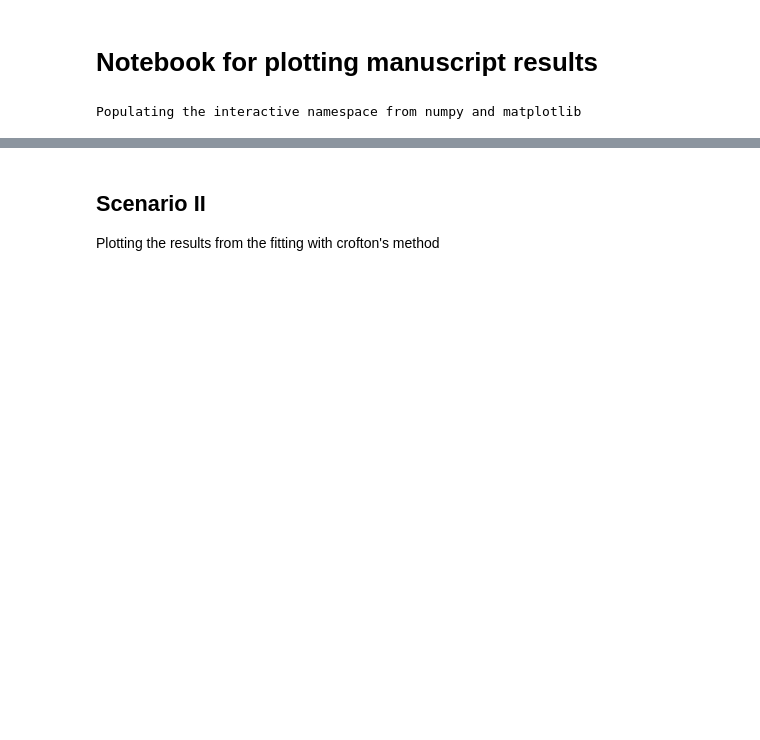
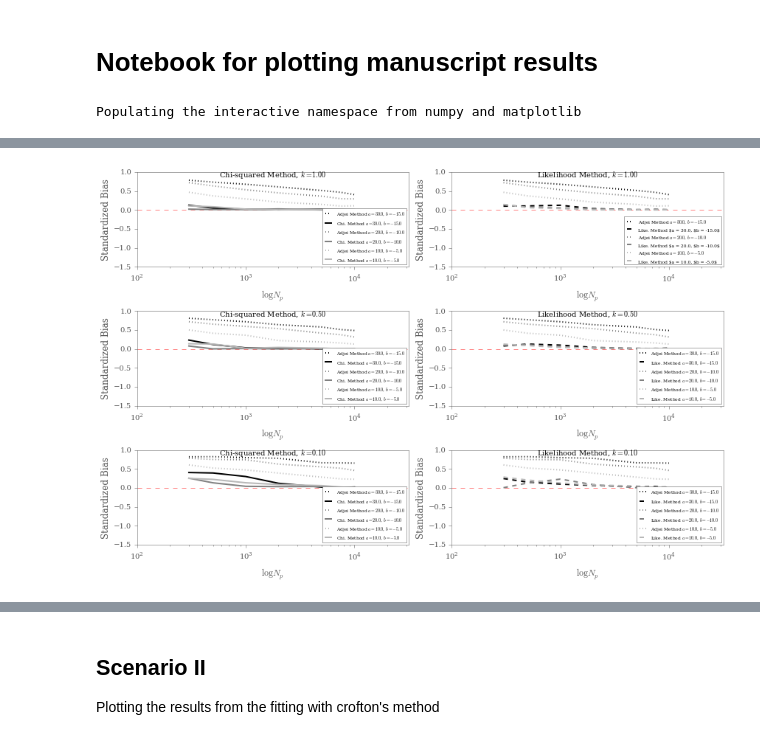
Before and after one commit to mqwilber/parasite_mortality, a Jupyter notebook: code/plotting_results.ipynb, the cells around one changed output, grey strips where cells are left out. Drawn from its saved outputs; the diff is of its cells as text; code cells hidden in the pictures; blank space fills up the shorter version.

```diff
--- a/code/plotting_results.ipynb
+++ b/code/plotting_results.ipynb
@@ -80,0 +228,12 @@ def plot_simulations(sims, a_b_vec, file_name, N_vals, ylims=[(-2, 0.5), (0, 100
+# %%
+# Load in data from LD50 = exp(2): a=20, b=-10
+plot_vals_full_sim_kpoint1 = pd.read_pickle("../results/without_crofton_fit_multiple_Np_kpoint1_1.pkl")
+N_avgs_full_sim_kpoint1 = pd.read_pickle("../results/without_crofton_fit_multiple_Np_Navgs_kpoint1_1.pkl")
+
+# # Load in data from LD50 = exp(2): a=10, b=-5
+plot_vals_full_sim_kpoint1_2 = pd.read_pickle("../results/without_crofton_fit_multiple_Np_kpoint1_2.pkl")
+N_avgs_full_sim_kpoint1_2 = pd.read_pickle("../results/without_crofton_fit_multiple_Np_Navgs_kpoint1_2.pkl")
+
+# # Load in data from LD50 = exp(2): a=30, b=-15
+plot_vals_full_sim_kpoint1_3 = pd.read_pickle("../results/without_crofton_fit_multiple_Np_kpoint1_3.pkl")
+N_avgs_full_sim_kpoint1_3 = pd.read_pickle("../results/without_crofton_fit_multiple_Np_Navgs_kpoint1_3.pkl")
@@ -81 +262,8 @@ def plot_simulations(sims, a_b_vec, file_name, N_vals, ylims=[(-2, 0.5), (0, 100
+# %%
+N_vals = [300, 500, 1000, 2000, 5000, 7500, 10000]
+plot_bias([[third_sim, first_sim, second_sim], [third_sim_lowk, first_sim_lowk, second_sim_lowk],
+           [third_sim_lowerk, first_sim_lowerk, second_sim_lowerk]] , [(30, -15), (20, -10), (10, -5)],
+                 "scenario1_bias_LD502.png", N_vals, ks=[1, 1, 0.5, 0.5, 0.1, 0.1], ylims=(-1.5, 1))
+# %% [output]
+[figure, added]
 # %% [markdown]
```
Also changed, not shown: parts of 21 cells of this notebook, 45 other files.
